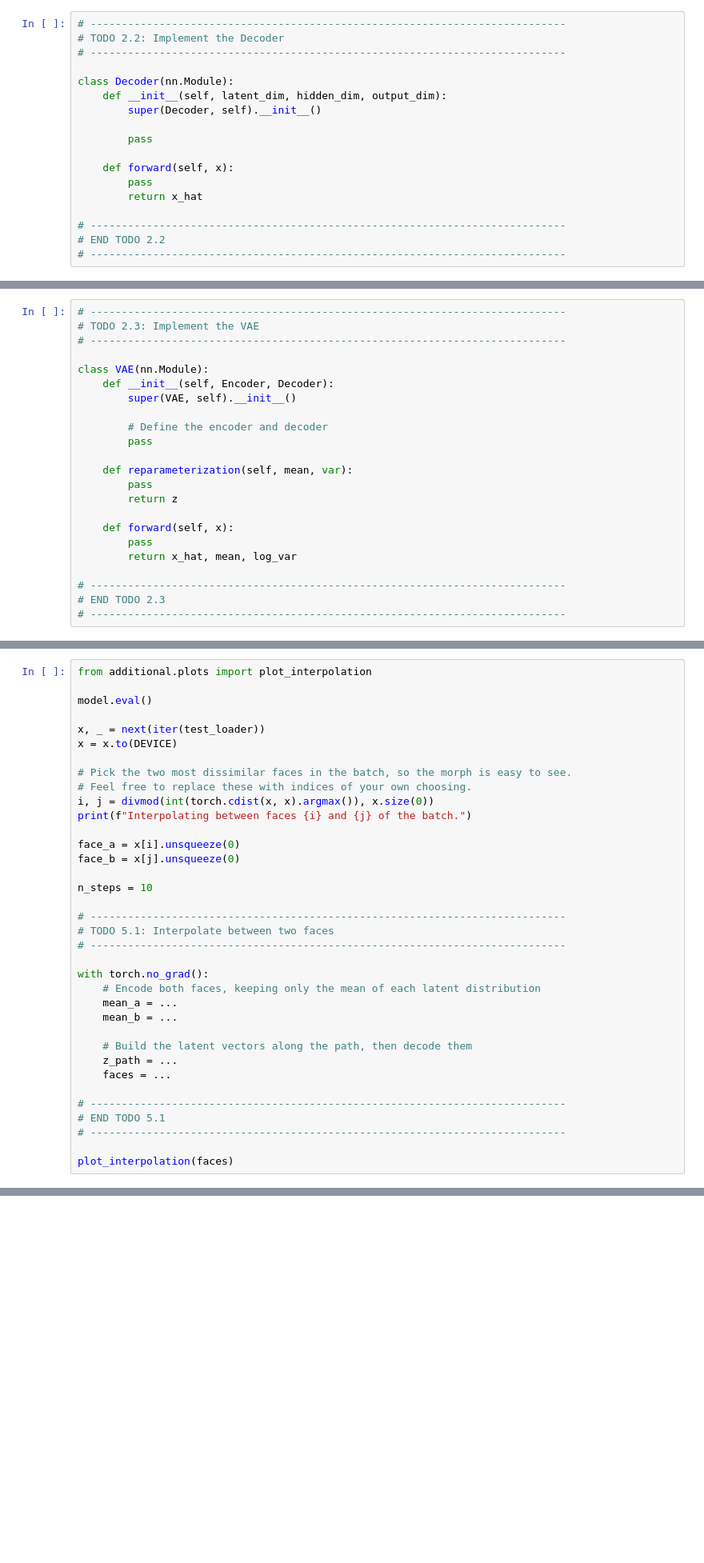
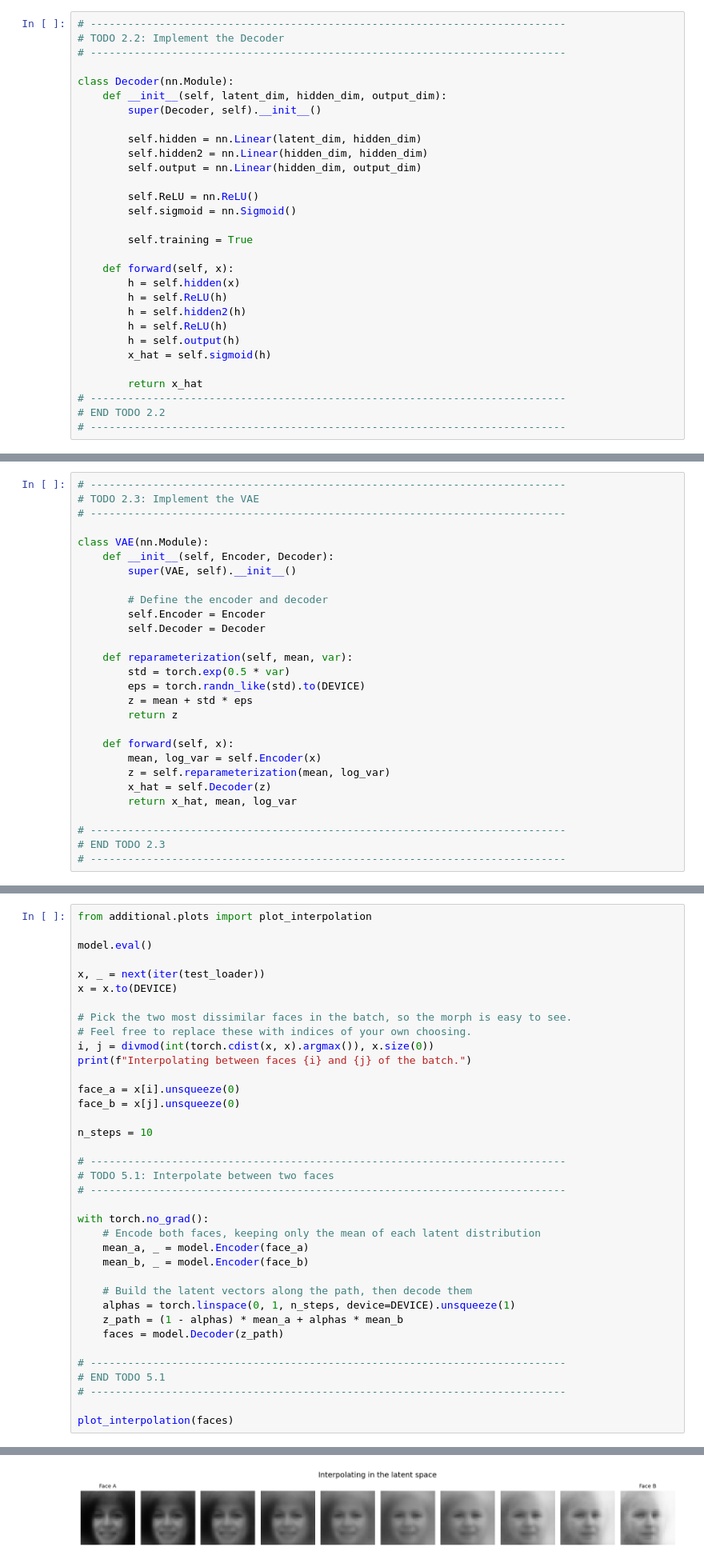
Before and after one commit to Berk98ay/AE4353-Y26, a Jupyter notebook: ex_3/ex_3.ipynb, the cells around one changed output, grey strips where cells are left out. Shown at 80% size. Drawn from its saved outputs; the diff is of its cells as text; blank space fills up the shorter version.

```diff
--- a/ex_3/ex_3.ipynb
+++ b/ex_3/ex_3.ipynb
@@ -183,12 +210,24 @@ class Decoder(nn.Module):
     def __init__(self, latent_dim, hidden_dim, output_dim):
         super(Decoder, self).__init__()
 
-        pass
+        self.hidden = nn.Linear(latent_dim, hidden_dim)
+        self.hidden2 = nn.Linear(hidden_dim, hidden_dim)
+        self.output = nn.Linear(hidden_dim, output_dim)
+
+        self.ReLU = nn.ReLU()
+        self.sigmoid = nn.Sigmoid()
+
+        self.training = True
 
     def forward(self, x):
-        pass
+        h = self.hidden(x)
+        h = self.ReLU(h)
+        h = self.hidden2(h)
+        h = self.ReLU(h)
+        h = self.output(h)
+        x_hat = self.sigmoid(h)
+
         return x_hat
-
 # ----------------------------------------------------------------------------
 # END TODO 2.2
 # ----------------------------------------------------------------------------
@@ -220,14 +259,19 @@ class VAE(nn.Module):
         super(VAE, self).__init__()
 
         # Define the encoder and decoder
-        pass
+        self.Encoder = Encoder
+        self.Decoder = Decoder
 
     def reparameterization(self, mean, var):
-        pass
+        std = torch.exp(0.5 * var)
+        eps = torch.randn_like(std).to(DEVICE)
+        z = mean + std * eps
         return z
 
     def forward(self, x):
-        pass
+        mean, log_var = self.Encoder(x)
+        z = self.reparameterization(mean, log_var)
+        x_hat = self.Decoder(z)
         return x_hat, mean, log_var
 
 # ----------------------------------------------------------------------------
@@ -414,15 +504,17 @@ n_steps = 10
 
 with torch.no_grad():
     # Encode both faces, keeping only the mean of each latent distribution
-    mean_a = ...
-    mean_b = ...
+    mean_a, _ = model.Encoder(face_a)
+    mean_b, _ = model.Encoder(face_b)
 
     # Build the latent vectors along the path, then decode them
-    z_path = ...
-    faces = ...
+    alphas = torch.linspace(0, 1, n_steps, device=DEVICE).unsqueeze(1)
+    z_path = (1 - alphas) * mean_a + alphas * mean_b
+    faces = model.Decoder(z_path)
 
 # ----------------------------------------------------------------------------
 # END TODO 5.1
 # ----------------------------------------------------------------------------
 
 plot_interpolation(faces)
+# %% [output]
@@ -429,3 +522,4 @@ plot_interpolation(faces)
+[figure, added]
 # %% [markdown]
 > 🤔 If the walk jumps abruptly somewhere in the middle, or passes through frames that look like nothing at all, that is a sign the latent space has holes in it — usually because the KL term is too weak relative to the reconstruction term. Try raising $\beta$ and training again, and watch what it costs you in reconstruction sharpness.
 # %% [markdown]
```
Also changed, not shown: parts of 10 cells of this notebook.
